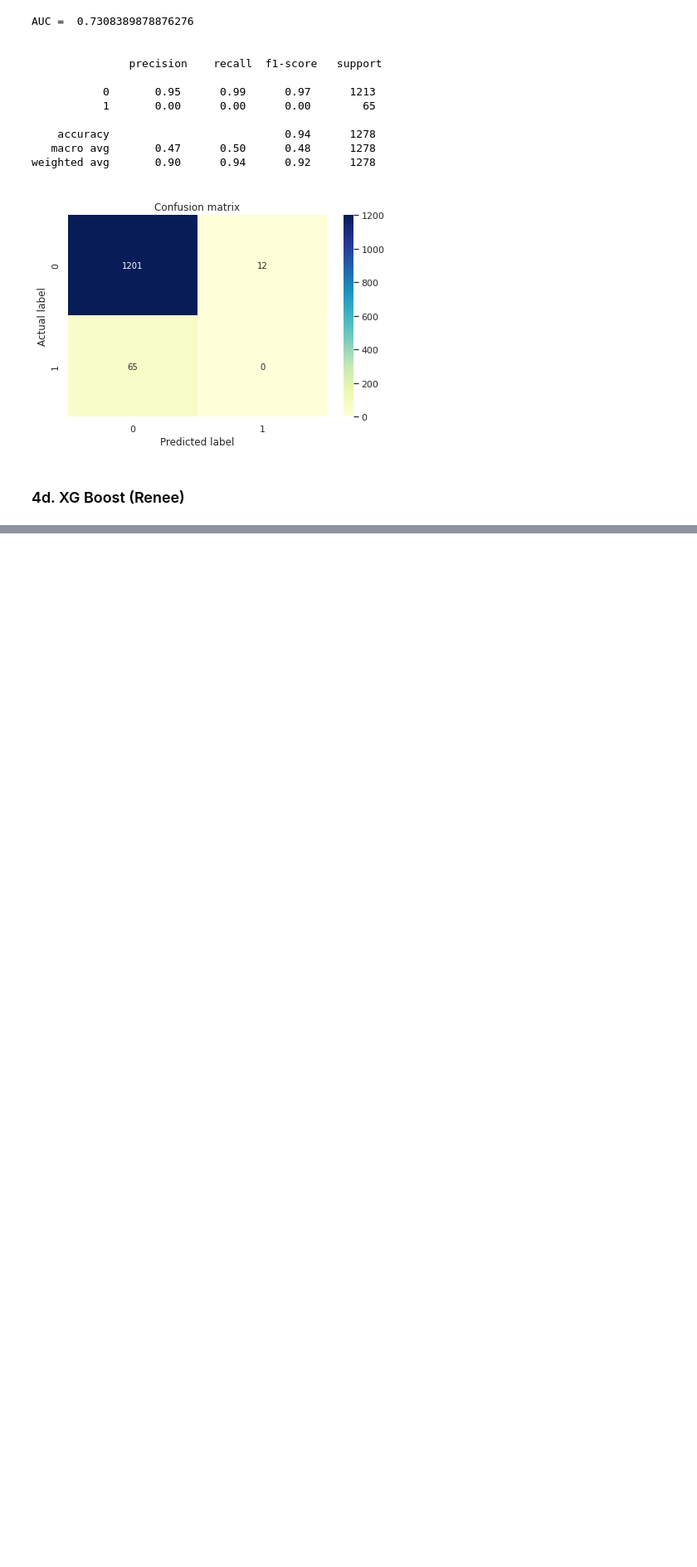
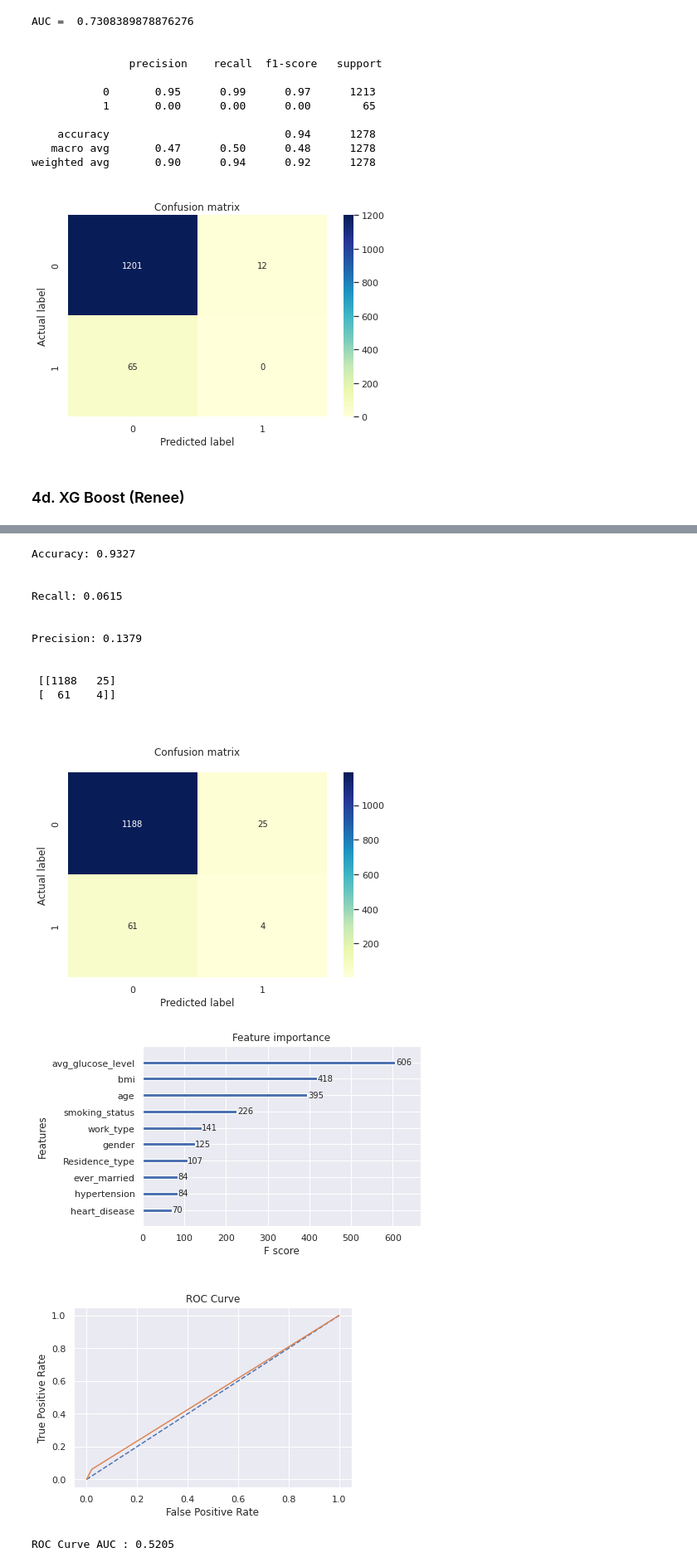
Before and after one commit to O-Olya/Project2, a Jupyter notebook: D201_Project_2_final.ipynb, the cells around one changed output, grey strips where cells are left out. Shown at 83% size. Drawn from its saved outputs; the diff is of its cells as text; code cells hidden in the pictures; blank space fills up the shorter version.

```diff
--- a/D201_Project_2_final.ipynb
+++ b/D201_Project_2_final.ipynb
@@ -1063,3 +1034,72 @@ Accuracy: 0.9491
+# %%
+params={'learning_rate':0.4,
+        'max_depth':10,               # Feature Importance and Accuracy depends strongly on max_depth
+        'num_boost_round':2000,
+        'objective': 'multi:softprob',
+        'random_state': 7,
+        'silent':0,
+        'num_class':4,
+        'eta':0.8
+        }
+
+model= xgb.train(params, xgb.DMatrix(X_train_SMOTE, y_train_SMOTE))
+y_pred= model.predict(xgb.DMatrix(X_test), ntree_limit=4)
+
+# return the index of the biggest probs
+yprob= np.argmax(y_pred, axis=1)
+
+#evaluate predictions
+accuracy= accuracy_score(y_test, yprob)
+print("\n\nAccuracy: %.4f"% (accuracy), '\n')
+
+recall= recall_score(y_test, yprob)
+print("\nRecall: %.4f" % (recall), '\n')
+
+precision= precision_score(y_test, yprob)
+print("\nPrecision: %.4f" % (precision), '\n')
+
+# Confusion matrix
+conf_mat= confusion_matrix(y_test, yprob)
+print('\n', metrics.confusion_matrix(y_test, yprob))
+sns.heatmap(pd.DataFrame(conf_mat), annot=True, cmap="YlGnBu" ,fmt='g')
+#ax.xaxis.set_label_position("top")
+plt.tight_layout()
+plt.title('\n\nConfusion matrix\n', y=1.1)
+plt.ylabel('Actual label')
+plt.xlabel('Predicted label')
+plt.show()
+
+print ('\n\n')
+plot_importance(model)
+plt.show()
+
+# AUC Curve
+
+fpr, tpr, thresholds = roc_curve(y_test, yprob)
+plt.plot([0, 1], [0, 1], linestyle='--')
+plt.plot(fpr, tpr)
+plt.xlabel('False Positive Rate')
+plt.ylabel('True Positive Rate')
+plt.title('\nROC Curve')
+plt.show()
+auc= roc_auc_score(y_test, yprob)
+print("\nROC Curve AUC : %.4f" % (auc), '\n')
+# %% [output]
+Accuracy: 0.9327
+
+
+Recall: 0.0615
+
+
+Precision: 0.1379
+
+
+ [[1188   25]
+ [  61    4]]
+[figure, added]
+[figure, added]
+[figure, added]
+ROC Curve AUC : 0.5205
 # %% [markdown]
 ## **5. Conclusion**
 
```
Also changed, not shown: parts of 9 cells of this notebook.
